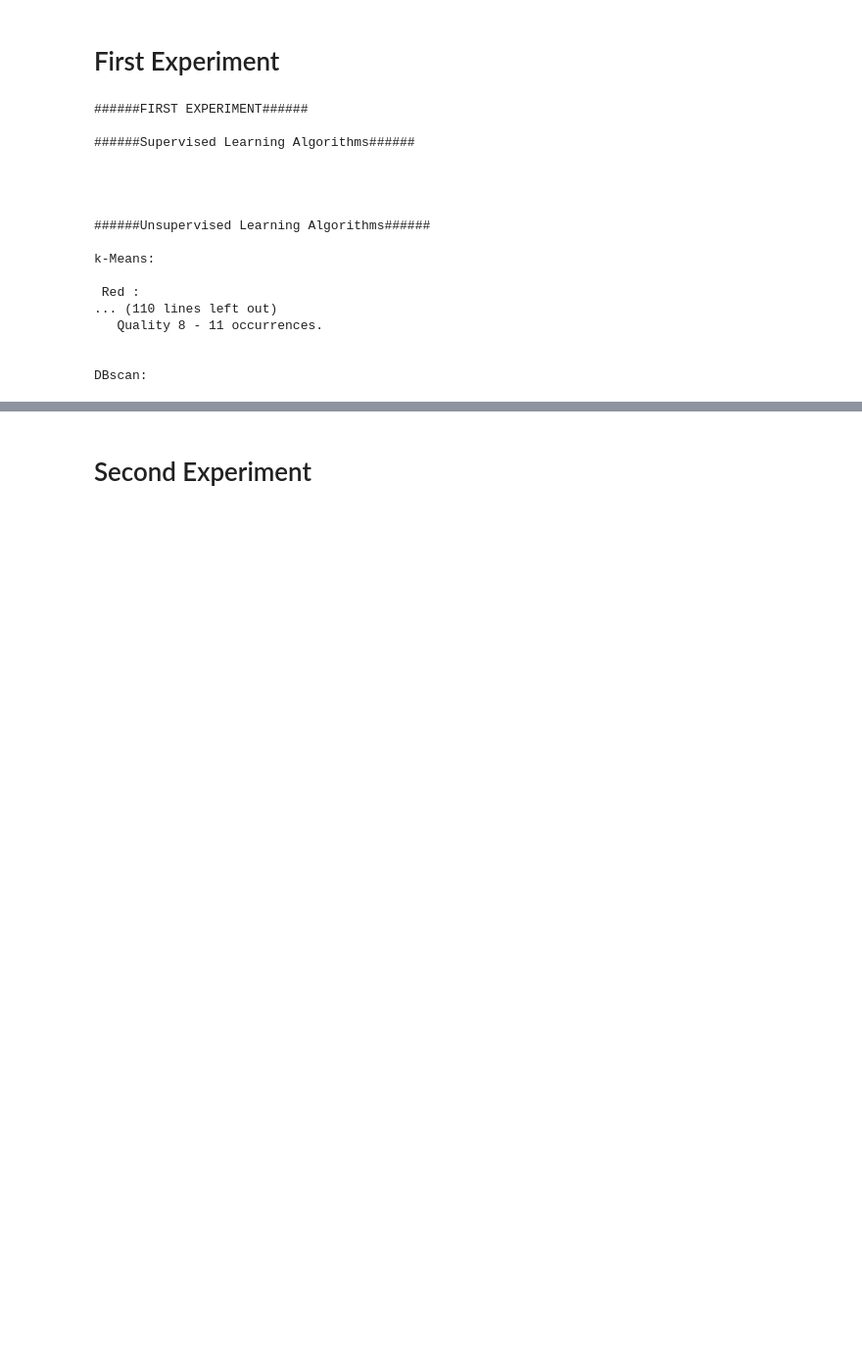
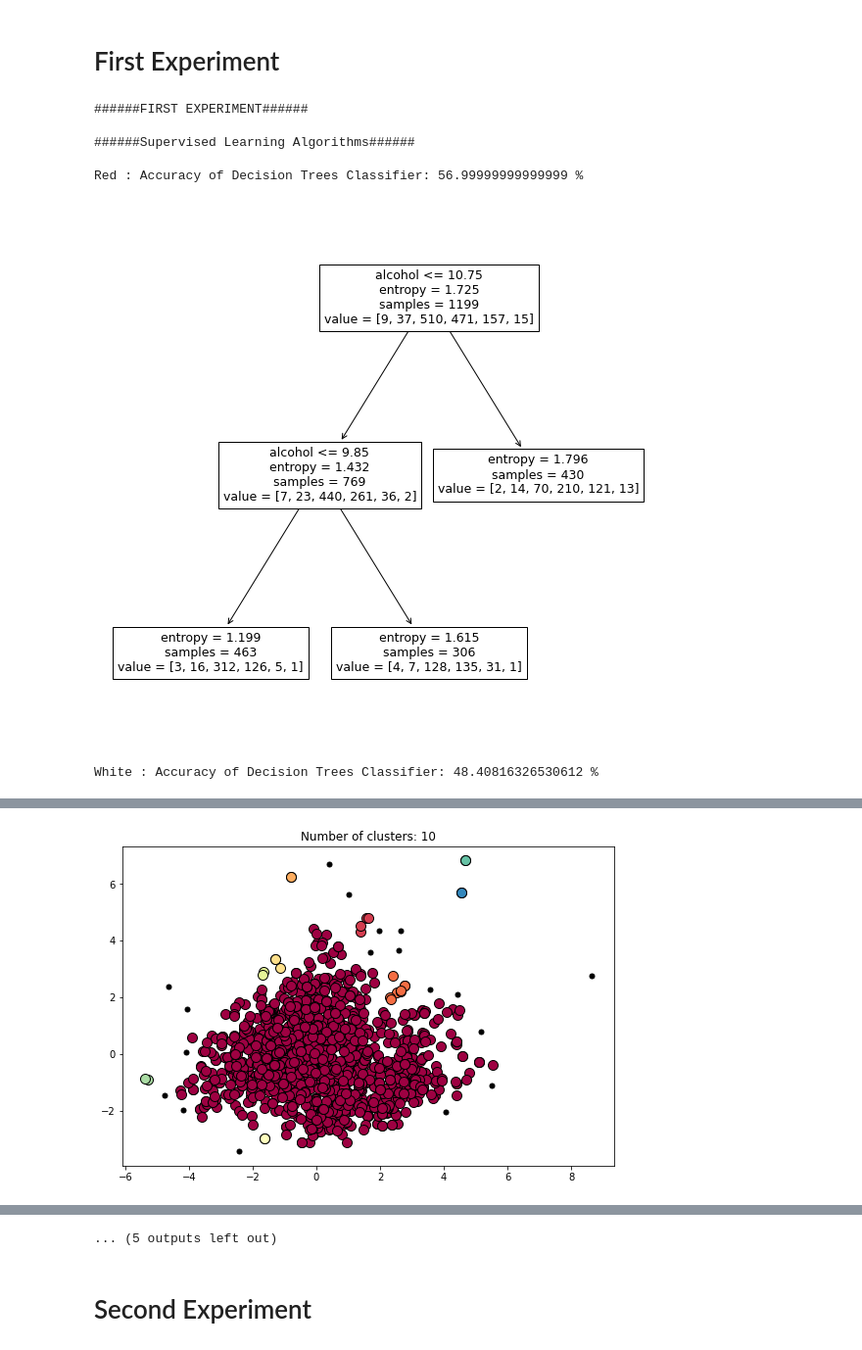
Before and after one commit to fnpms-iscte/ProjetoIAA, a Jupyter notebook: ProjetoIAA-checkpoint.ipynb, the cells around one changed output, grey strips where cells are left out. Shown at 98% size. Saved outputs shown, nothing was run; the diff lists cells and outputs as text; code cells hidden in the pictures; blank space fills up the shorter version.

```diff
--- a/ProjetoIAA-checkpoint.ipynb
+++ b/ProjetoIAA-checkpoint.ipynb
@@ -293,54 +315,48 @@ def getMostCommonValueOfQuality(features,labels,predicts,n_clusters):
 # %%
 random.seed(1)
 
-first_experiment = True
-
-
 m = Main()
-#files is in the same directory
 m.loadfiles("winequality-red.csv", "winequality-white.csv")
 
-if first_experiment:
-    print("######FIRST EXPERIMENT######\n")
-    print("######Supervised Learning Algorithms######\n")
-    decisionTreesClassifier(m.datasetR,"Red",3)
-    decisionTreesClassifier(m.datasetW,"White",3)
-    print()
-    mlp(m.datasetR,"Red")
-    mlp(m.datasetW,"White")
-    print()
-    knn(m.datasetR,"Red")
-    knn(m.datasetW,"White")
-    print("\n######Unsupervised Learning Algorithms######\n")
-    print("k-Means:")
-    k_means(m.datasetR,"Red",6)
-    k_means(m.datasetW,"White",7)
-    print("\nDBscan:")
-    dbscan(m.datasetR,"Red", 0.5, 2 )
-    dbscan(m.datasetW,"White", 0.6, 2)
+print("######FIRST EXPERIMENT######\n")
+print("######Supervised Learning Algorithms######\n")
 
-    testEps(m.datasetR,"Red")
-    testEps(m.datasetW,"White")
-    testMinSamp(m.datasetR,"Red")
-    testMinSamp(m.datasetW,"White")
+decisionTreesClassifier(m.datasetR,"Red",3)
+decisionTreesClassifier(m.datasetW,"White",3)
 
-    agglomerative_hierarchical_clustering(m.datasetR,"Red",6)
-    agglomerative_hierarchical_clustering(m.datasetW,"White",7)
+print()
+
+mlp(m.datasetR,"Red")
+mlp(m.datasetW,"White")
+
+print()
+
+knn(m.datasetR,"Red")
+knn(m.datasetW,"White")
+
+print("\n######Unsupervised Learning Algorithms######\n")
+print("k-Means:")
+k_means(m.datasetR,"Red",6)
+k_means(m.datasetW,"White",7)
+
+print("\nDBscan:")
+dbscan(m.datasetR,"Red", 0.5, 2 )
+dbscan(m.datasetW,"White", 0.6, 2)
+
+print("\nDBscan Tests:")
+testEps(m.datasetR,"Red")
+testEps(m.datasetW,"White")
+testMinSamp(m.datasetR,"Red")
+testMinSamp(m.datasetW,"White")
+
+print("\nAgglomerative hierarchical clustering:")
+agglomerative_hierarchical_clustering(m.datasetR,"Red",6)
+agglomerative_hierarchical_clustering(m.datasetW,"White",7)
 # %% [output]
 ######FIRST EXPERIMENT######
 
 ######Supervised Learning Algorithms######
 
-
-
-
-######Unsupervised Learning Algorithms######
-
-k-Means:
-
- Red :
-... (110 lines left out)
-   Quality 8 - 11 occurrences.
-
-
-DBscan:
+Red : Accuracy of Decision Trees Classifier: 56.99999999999999 %
+[figure, added]
+White : Accuracy of Decision Trees Classifier: 48.40816326530612 %
@@ -346,0 +381 @@ DBscan:
+[figure, added]
@@ -347,3 +420,4 @@ DBscan:
+... (5 outputs left out)
 # %% [markdown]
 # Second Experiment
 # %%
```
Also changed, not shown: parts of 7 cells of this notebook.
